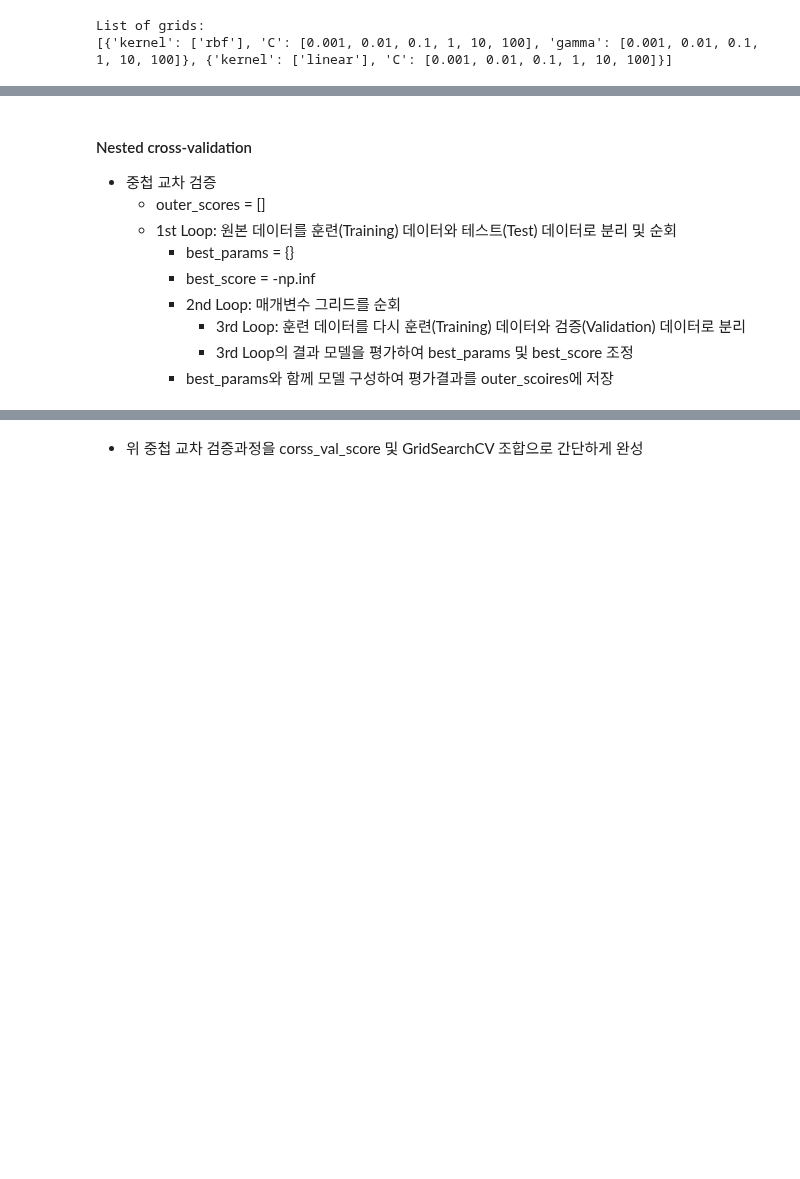
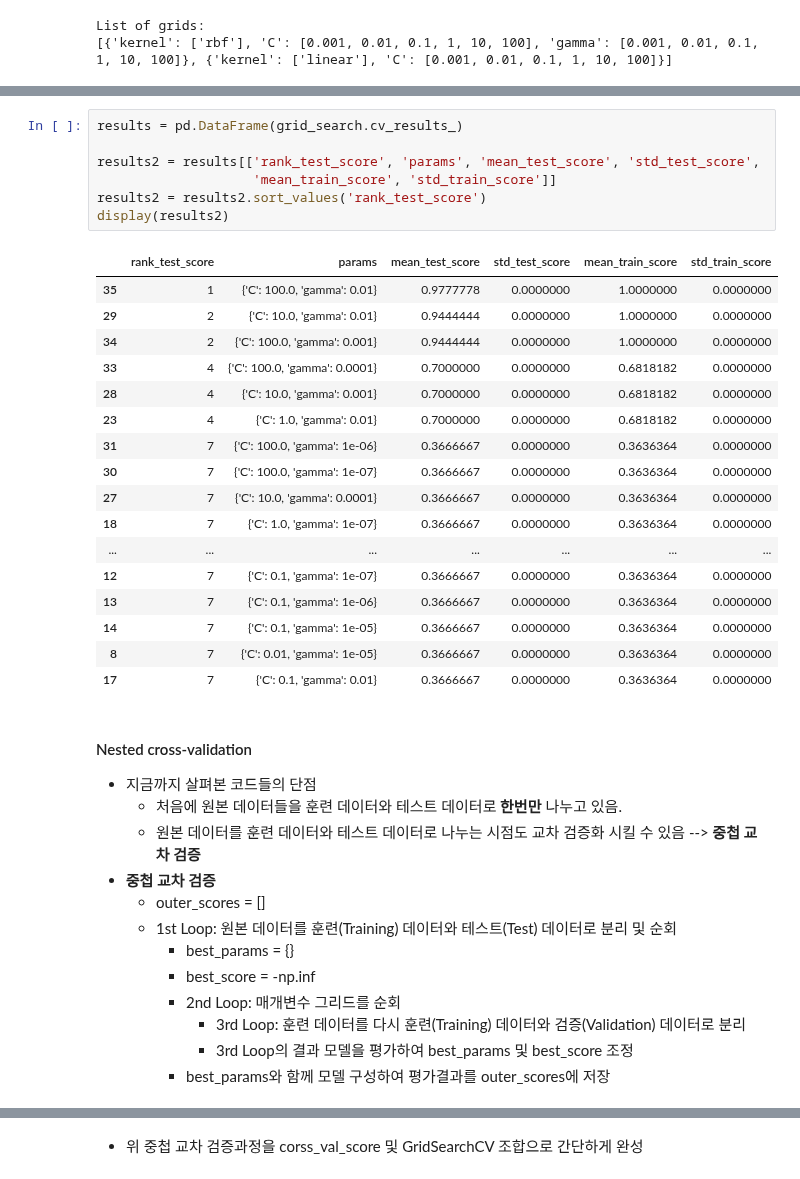
Before and after one commit to amueller/introduction_to_ml_with_python, a Jupyter notebook: 05-model-evaluation-and-improvement.ipynb, the cells around one changed output, grey strips where cells are left out. Saved outputs shown, nothing was run; the diff lists cells and outputs as text; blank space fills up the shorter version.

```diff
--- a/05-model-evaluation-and-improvement.ipynb
+++ b/05-model-evaluation-and-improvement.ipynb
@@ -639,6 +802,34 @@ display(results.T)
+# %%
+results = pd.DataFrame(grid_search.cv_results_)
+
+results2 = results[['rank_test_score', 'params', 'mean_test_score', 'std_test_score',
+                    'mean_train_score', 'std_train_score']]
+results2 = results2.sort_values('rank_test_score')
+display(results2)
+# %% [output]
+|  | rank_test_score | params | mean_test_score | std_test_score | mean_train_score | std_train_score |
+| 35 | 1 | {'C': 100.0, 'gamma': 0.01} | 0.9777778 | 0.0000000 | 1.0000000 | 0.0000000 |
+| 29 | 2 | {'C': 10.0, 'gamma': 0.01} | 0.9444444 | 0.0000000 | 1.0000000 | 0.0000000 |
+| 34 | 2 | {'C': 100.0, 'gamma': 0.001} | 0.9444444 | 0.0000000 | 1.0000000 | 0.0000000 |
+| 33 | 4 | {'C': 100.0, 'gamma': 0.0001} | 0.7000000 | 0.0000000 | 0.6818182 | 0.0000000 |
+| 28 | 4 | {'C': 10.0, 'gamma': 0.001} | 0.7000000 | 0.0000000 | 0.6818182 | 0.0000000 |
+| 23 | 4 | {'C': 1.0, 'gamma': 0.01} | 0.7000000 | 0.0000000 | 0.6818182 | 0.0000000 |
+| 31 | 7 | {'C': 100.0, 'gamma': 1e-06} | 0.3666667 | 0.0000000 | 0.3636364 | 0.0000000 |
+| 30 | 7 | {'C': 100.0, 'gamma': 1e-07} | 0.3666667 | 0.0000000 | 0.3636364 | 0.0000000 |
+| 27 | 7 | {'C': 10.0, 'gamma': 0.0001} | 0.3666667 | 0.0000000 | 0.3636364 | 0.0000000 |
+| 18 | 7 | {'C': 1.0, 'gamma': 1e-07} | 0.3666667 | 0.0000000 | 0.3636364 | 0.0000000 |
+| ... | ... | ... | ... | ... | ... | ... |
+| 12 | 7 | {'C': 0.1, 'gamma': 1e-07} | 0.3666667 | 0.0000000 | 0.3636364 | 0.0000000 |
+| 13 | 7 | {'C': 0.1, 'gamma': 1e-06} | 0.3666667 | 0.0000000 | 0.3636364 | 0.0000000 |
+| 14 | 7 | {'C': 0.1, 'gamma': 1e-05} | 0.3666667 | 0.0000000 | 0.3636364 | 0.0000000 |
+| 8 | 7 | {'C': 0.01, 'gamma': 1e-05} | 0.3666667 | 0.0000000 | 0.3636364 | 0.0000000 |
+| 17 | 7 | {'C': 0.1, 'gamma': 0.01} | 0.3666667 | 0.0000000 | 0.3636364 | 0.0000000 |
 # %% [markdown]
 #### Nested cross-validation
-- 중첩 교차 검증
+- 지금까지 살펴본 코드들의 단점
+  - 처음에 원본 데이터들을 훈련 데이터와 테스트 데이터로 **한번만** 나누고 있음.
+  - 원본 데이터를 훈련 데이터와 테스트 데이터로 나누는 시점도 교차 검증화 시킬 수 있음 --> **중첩 교차 검증**
+- **중첩 교차 검증**
   - outer_scores = []
   - 1st Loop: 원본 데이터를 훈련(Training) 데이터와 테스트(Test) 데이터로 분리 및 순회
     - best_params = {}
@@ -646,4 +837,4 @@ display(results.T)
     - 2nd Loop: 매개변수 그리드를 순회
       - 3rd Loop: 훈련 데이터를 다시 훈련(Training) 데이터와 검증(Validation) 데이터로 분리
       - 3rd Loop의 결과 모델을 평가하여 best_params 및 best_score 조정
-    - best_params와 함께 모델 구성하여 평가결과를 outer_scoires에 저장
+    - best_params와 함께 모델 구성하여 평가결과를 outer_scores에 저장
```
Also changed, not shown: parts of 64 cells of this notebook, 2 other files.
